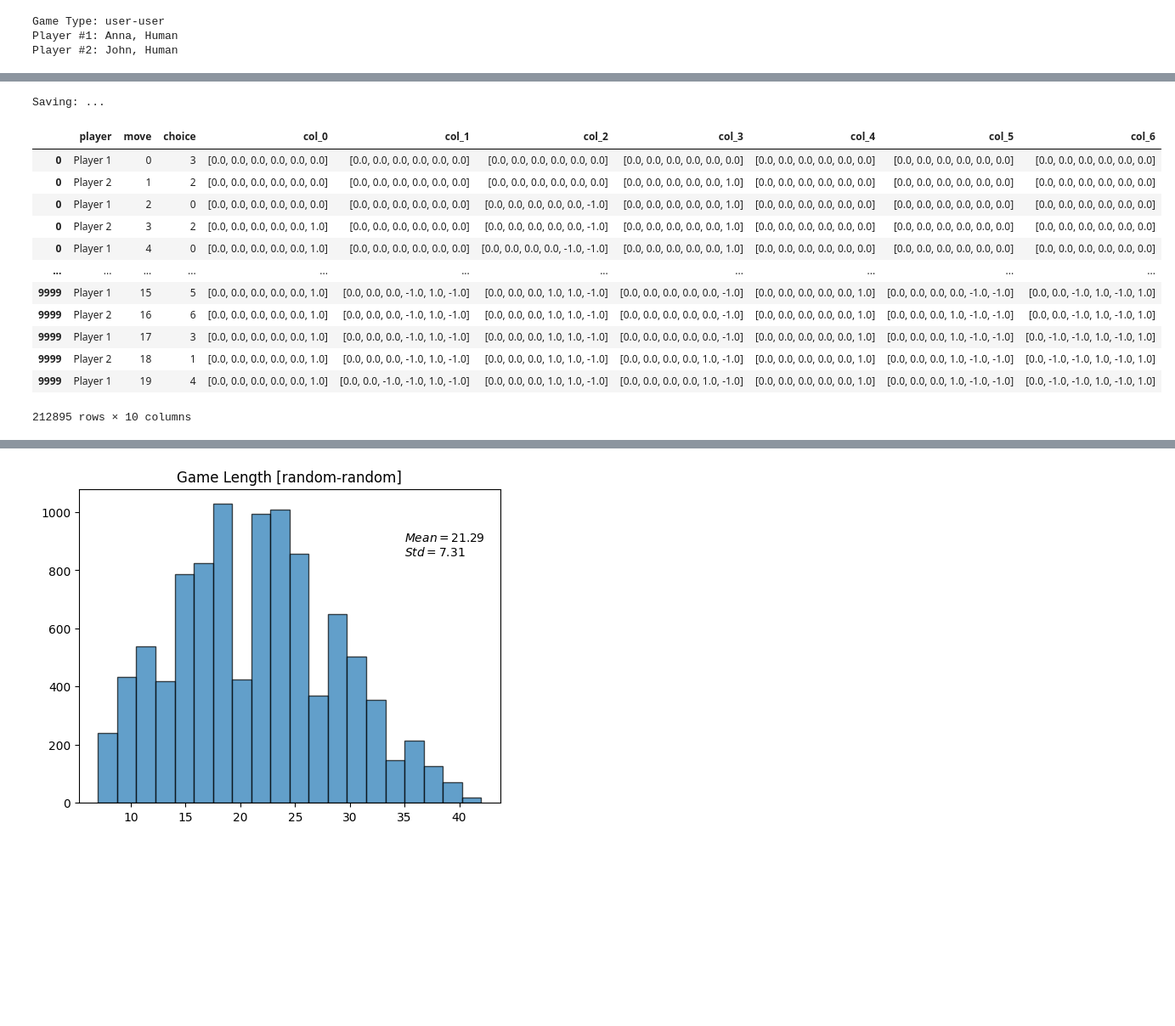
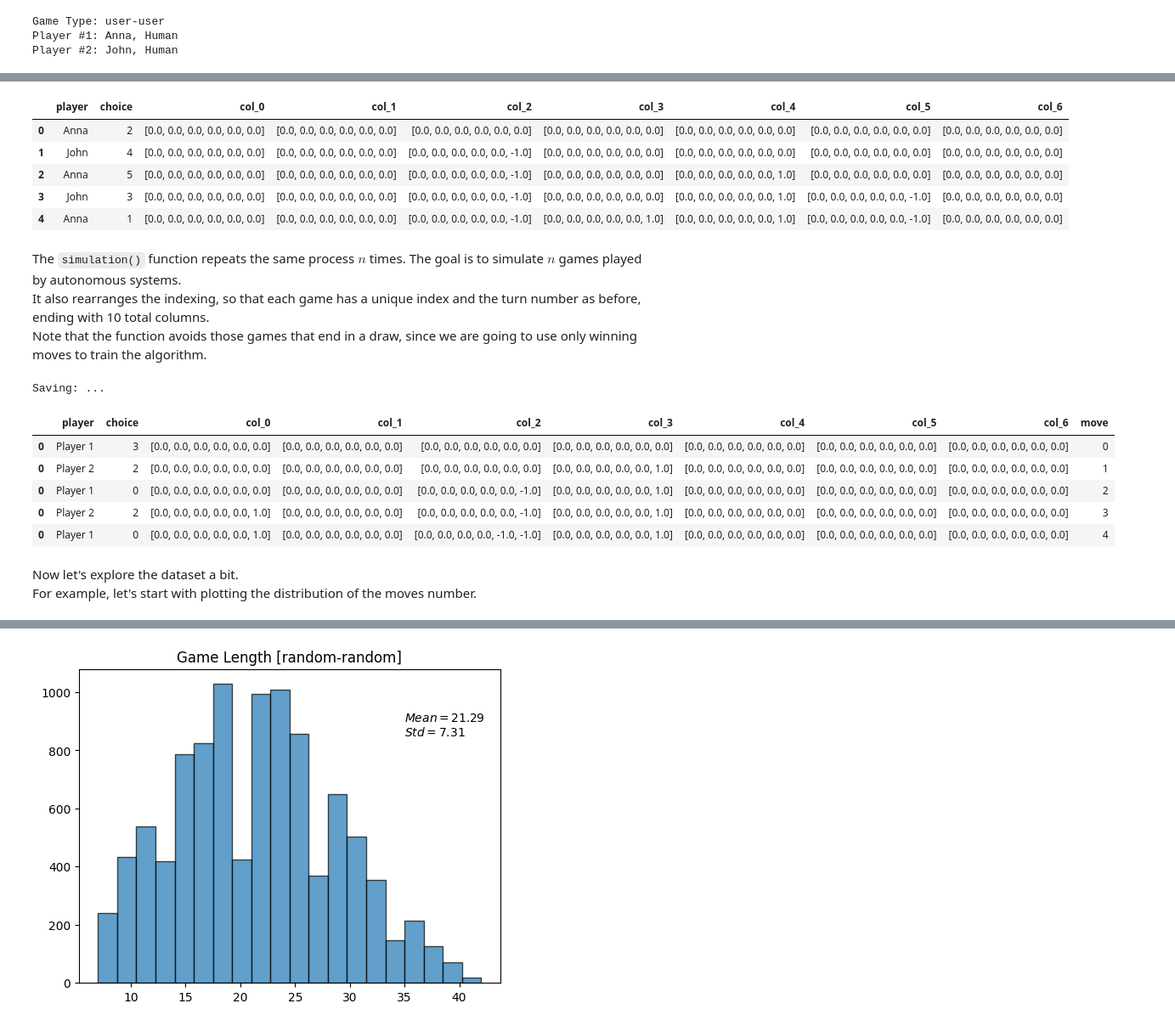
Before and after one commit to zick97/nn_project, a Jupyter notebook: main.ipynb, the cells around one changed output, grey strips where cells are left out. Shown: that part at 85% size. Saved outputs shown, nothing was run; the diff lists cells and outputs as text; code cells hidden in the pictures; blank space fills up the shorter version.

```diff
--- a/main.ipynb
+++ b/main.ipynb
@@ -48,22 +40,30 @@ The WINNER is Anna, Human!!!
 # %%
 df = user_game_try.save_game()
+df.head()
+# %% [output]
+|  | player | choice | col_0 | col_1 | col_2 | col_3 | col_4 | col_5 | col_6 |
+| 0 | Anna | 2 | [0.0, 0.0, 0.0, 0.0, 0.0, 0.0] | [0.0, 0.0, 0.0, 0.0, 0.0, 0.0] | [0.0, 0.0, 0.0, 0.0, 0.0, 0.0] | [0.0, 0.0, 0.0, 0.0, 0.0, 0.0] | [0.0, 0.0, 0.0, 0.0, 0.0, 0.0] | [0.0, 0.0, 0.0, 0.0, 0.0, 0.0] | [0.0, 0.0, 0.0, 0.0, 0.0, 0.0] |
+| 1 | John | 4 | [0.0, 0.0, 0.0, 0.0, 0.0, 0.0] | [0.0, 0.0, 0.0, 0.0, 0.0, 0.0] | [0.0, 0.0, 0.0, 0.0, 0.0, -1.0] | [0.0, 0.0, 0.0, 0.0, 0.0, 0.0] | [0.0, 0.0, 0.0, 0.0, 0.0, 0.0] | [0.0, 0.0, 0.0, 0.0, 0.0, 0.0] | [0.0, 0.0, 0.0, 0.0, 0.0, 0.0] |
+| 2 | Anna | 5 | [0.0, 0.0, 0.0, 0.0, 0.0, 0.0] | [0.0, 0.0, 0.0, 0.0, 0.0, 0.0] | [0.0, 0.0, 0.0, 0.0, 0.0, -1.0] | [0.0, 0.0, 0.0, 0.0, 0.0, 0.0] | [0.0, 0.0, 0.0, 0.0, 0.0, 1.0] | [0.0, 0.0, 0.0, 0.0, 0.0, 0.0] | [0.0, 0.0, 0.0, 0.0, 0.0, 0.0] |
+| 3 | John | 3 | [0.0, 0.0, 0.0, 0.0, 0.0, 0.0] | [0.0, 0.0, 0.0, 0.0, 0.0, 0.0] | [0.0, 0.0, 0.0, 0.0, 0.0, -1.0] | [0.0, 0.0, 0.0, 0.0, 0.0, 0.0] | [0.0, 0.0, 0.0, 0.0, 0.0, 1.0] | [0.0, 0.0, 0.0, 0.0, 0.0, -1.0] | [0.0, 0.0, 0.0, 0.0, 0.0, 0.0] |
+| 4 | Anna | 1 | [0.0, 0.0, 0.0, 0.0, 0.0, 0.0] | [0.0, 0.0, 0.0, 0.0, 0.0, 0.0] | [0.0, 0.0, 0.0, 0.0, 0.0, -1.0] | [0.0, 0.0, 0.0, 0.0, 0.0, 1.0] | [0.0, 0.0, 0.0, 0.0, 0.0, 1.0] | [0.0, 0.0, 0.0, 0.0, 0.0, -1.0] | [0.0, 0.0, 0.0, 0.0, 0.0, 0.0] |
+# %% [markdown]
+The `simulation()` function repeats the same process $n$ times. The goal is to simulate $n$ games played by autonomous systems.\
+It also rearranges the indexing, so that each game has a unique index and the turn number as before, ending with 10 total columns.\
+Note that the function avoids those games that end in a draw, since we are going to use only winning moves to train the algorithm.
 # %%
 dataset = simulation(n=100, game_type='random-random')
 # %% [output]
 Saving: ...
 # %%
-dataset
+dataset.head()
 # %% [output]
-|  | player | move | choice | col_0 | col_1 | col_2 | col_3 | col_4 | col_5 | col_6 |
-| 0 | Player 1 | 0 | 3 | [0.0, 0.0, 0.0, 0.0, 0.0, 0.0] | [0.0, 0.0, 0.0, 0.0, 0.0, 0.0] | [0.0, 0.0, 0.0, 0.0, 0.0, 0.0] | [0.0, 0.0, 0.0, 0.0, 0.0, 0.0] | [0.0, 0.0, 0.0, 0.0, 0.0, 0.0] | [0.0, 0.0, 0.0, 0.0, 0.0, 0.0] | [0.0, 0.0, 0.0, 0.0, 0.0, 0.0] |
-| 0 | Player 2 | 1 | 2 | [0.0, 0.0, 0.0, 0.0, 0.0, 0.0] | [0.0, 0.0, 0.0, 0.0, 0.0, 0.0] | [0.0, 0.0, 0.0, 0.0, 0.0, 0.0] | [0.0, 0.0, 0.0, 0.0, 0.0, 1.0] | [0.0, 0.0, 0.0, 0.0, 0.0, 0.0] | [0.0, 0.0, 0.0, 0.0, 0.0, 0.0] | [0.0, 0.0, 0.0, 0.0, 0.0, 0.0] |
-| 0 | Player 1 | 2 | 0 | [0.0, 0.0, 0.0, 0.0, 0.0, 0.0] | [0.0, 0.0, 0.0, 0.0, 0.0, 0.0] | [0.0, 0.0, 0.0, 0.0, 0.0, -1.0] | [0.0, 0.0, 0.0, 0.0, 0.0, 1.0] | [0.0, 0.0, 0.0, 0.0, 0.0, 0.0] | [0.0, 0.0, 0.0, 0.0, 0.0, 0.0] | [0.0, 0.0, 0.0, 0.0, 0.0, 0.0] |
-| 0 | Player 2 | 3 | 2 | [0.0, 0.0, 0.0, 0.0, 0.0, 1.0] | [0.0, 0.0, 0.0, 0.0, 0.0, 0.0] | [0.0, 0.0, 0.0, 0.0, 0.0, -1.0] | [0.0, 0.0, 0.0, 0.0, 0.0, 1.0] | [0.0, 0.0, 0.0, 0.0, 0.0, 0.0] | [0.0, 0.0, 0.0, 0.0, 0.0, 0.0] | [0.0, 0.0, 0.0, 0.0, 0.0, 0.0] |
-| 0 | Player 1 | 4 | 0 | [0.0, 0.0, 0.0, 0.0, 0.0, 1.0] | [0.0, 0.0, 0.0, 0.0, 0.0, 0.0] | [0.0, 0.0, 0.0, 0.0, -1.0, -1.0] | [0.0, 0.0, 0.0, 0.0, 0.0, 1.0] | [0.0, 0.0, 0.0, 0.0, 0.0, 0.0] | [0.0, 0.0, 0.0, 0.0, 0.0, 0.0] | [0.0, 0.0, 0.0, 0.0, 0.0, 0.0] |
-| ... | ... | ... | ... | ... | ... | ... | ... | ... | ... | ... |
-| 9999 | Player 1 | 15 | 5 | [0.0, 0.0, 0.0, 0.0, 0.0, 1.0] | [0.0, 0.0, 0.0, -1.0, 1.0, -1.0] | [0.0, 0.0, 0.0, 1.0, 1.0, -1.0] | [0.0, 0.0, 0.0, 0.0, 0.0, -1.0] | [0.0, 0.0, 0.0, 0.0, 0.0, 1.0] | [0.0, 0.0, 0.0, 0.0, -1.0, -1.0] | [0.0, 0.0, -1.0, 1.0, -1.0, 1.0] |
-| 9999 | Player 2 | 16 | 6 | [0.0, 0.0, 0.0, 0.0, 0.0, 1.0] | [0.0, 0.0, 0.0, -1.0, 1.0, -1.0] | [0.0, 0.0, 0.0, 1.0, 1.0, -1.0] | [0.0, 0.0, 0.0, 0.0, 0.0, -1.0] | [0.0, 0.0, 0.0, 0.0, 0.0, 1.0] | [0.0, 0.0, 0.0, 1.0, -1.0, -1.0] | [0.0, 0.0, -1.0, 1.0, -1.0, 1.0] |
-| 9999 | Player 1 | 17 | 3 | [0.0, 0.0, 0.0, 0.0, 0.0, 1.0] | [0.0, 0.0, 0.0, -1.0, 1.0, -1.0] | [0.0, 0.0, 0.0, 1.0, 1.0, -1.0] | [0.0, 0.0, 0.0, 0.0, 0.0, -1.0] | [0.0, 0.0, 0.0, 0.0, 0.0, 1.0] | [0.0, 0.0, 0.0, 1.0, -1.0, -1.0] | [0.0, -1.0, -1.0, 1.0, -1.0, 1.0] |
-| 9999 | Player 2 | 18 | 1 | [0.0, 0.0, 0.0, 0.0, 0.0, 1.0] | [0.0, 0.0, 0.0, -1.0, 1.0, -1.0] | [0.0, 0.0, 0.0, 1.0, 1.0, -1.0] | [0.0, 0.0, 0.0, 0.0, 1.0, -1.0] | [0.0, 0.0, 0.0, 0.0, 0.0, 1.0] | [0.0, 0.0, 0.0, 1.0, -1.0, -1.0] | [0.0, -1.0, -1.0, 1.0, -1.0, 1.0] |
-| 9999 | Player 1 | 19 | 4 | [0.0, 0.0, 0.0, 0.0, 0.0, 1.0] | [0.0, 0.0, -1.0, -1.0, 1.0, -1.0] | [0.0, 0.0, 0.0, 1.0, 1.0, -1.0] | [0.0, 0.0, 0.0, 0.0, 1.0, -1.0] | [0.0, 0.0, 0.0, 0.0, 0.0, 1.0] | [0.0, 0.0, 0.0, 1.0, -1.0, -1.0] | [0.0, -1.0, -1.0, 1.0, -1.0, 1.0] |
+|  | player | choice | col_0 | col_1 | col_2 | col_3 | col_4 | col_5 | col_6 | move |
+| 0 | Player 1 | 3 | [0.0, 0.0, 0.0, 0.0, 0.0, 0.0] | [0.0, 0.0, 0.0, 0.0, 0.0, 0.0] | [0.0, 0.0, 0.0, 0.0, 0.0, 0.0] | [0.0, 0.0, 0.0, 0.0, 0.0, 0.0] | [0.0, 0.0, 0.0, 0.0, 0.0, 0.0] | [0.0, 0.0, 0.0, 0.0, 0.0, 0.0] | [0.0, 0.0, 0.0, 0.0, 0.0, 0.0] | 0 |
+| 0 | Player 2 | 2 | [0.0, 0.0, 0.0, 0.0, 0.0, 0.0] | [0.0, 0.0, 0.0, 0.0, 0.0, 0.0] | [0.0, 0.0, 0.0, 0.0, 0.0, 0.0] | [0.0, 0.0, 0.0, 0.0, 0.0, 1.0] | [0.0, 0.0, 0.0, 0.0, 0.0, 0.0] | [0.0, 0.0, 0.0, 0.0, 0.0, 0.0] | [0.0, 0.0, 0.0, 0.0, 0.0, 0.0] | 1 |
+| 0 | Player 1 | 0 | [0.0, 0.0, 0.0, 0.0, 0.0, 0.0] | [0.0, 0.0, 0.0, 0.0, 0.0, 0.0] | [0.0, 0.0, 0.0, 0.0, 0.0, -1.0] | [0.0, 0.0, 0.0, 0.0, 0.0, 1.0] | [0.0, 0.0, 0.0, 0.0, 0.0, 0.0] | [0.0, 0.0, 0.0, 0.0, 0.0, 0.0] | [0.0, 0.0, 0.0, 0.0, 0.0, 0.0] | 2 |
+| 0 | Player 2 | 2 | [0.0, 0.0, 0.0, 0.0, 0.0, 1.0] | [0.0, 0.0, 0.0, 0.0, 0.0, 0.0] | [0.0, 0.0, 0.0, 0.0, 0.0, -1.0] | [0.0, 0.0, 0.0, 0.0, 0.0, 1.0] | [0.0, 0.0, 0.0, 0.0, 0.0, 0.0] | [0.0, 0.0, 0.0, 0.0, 0.0, 0.0] | [0.0, 0.0, 0.0, 0.0, 0.0, 0.0] | 3 |
+| 0 | Player 1 | 0 | [0.0, 0.0, 0.0, 0.0, 0.0, 1.0] | [0.0, 0.0, 0.0, 0.0, 0.0, 0.0] | [0.0, 0.0, 0.0, 0.0, -1.0, -1.0] | [0.0, 0.0, 0.0, 0.0, 0.0, 1.0] | [0.0, 0.0, 0.0, 0.0, 0.0, 0.0] | [0.0, 0.0, 0.0, 0.0, 0.0, 0.0] | [0.0, 0.0, 0.0, 0.0, 0.0, 0.0] | 4 |
-212895 rows × 10 columns
+# %% [markdown]
+Now let's explore the dataset a bit.\
+For example, let's start with plotting the distribution of the moves number.
```
Also changed, not shown: parts of 14 cells of this notebook, 3 other files.
